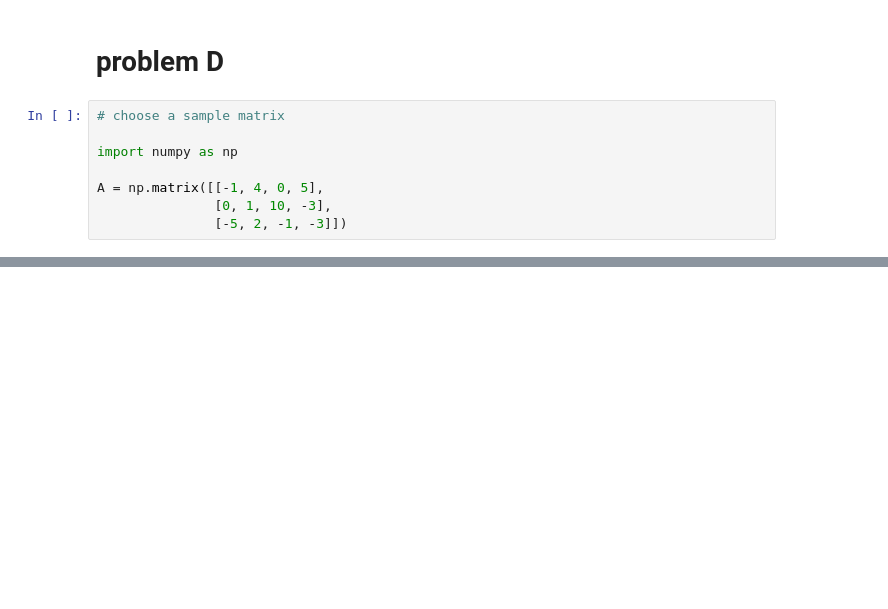
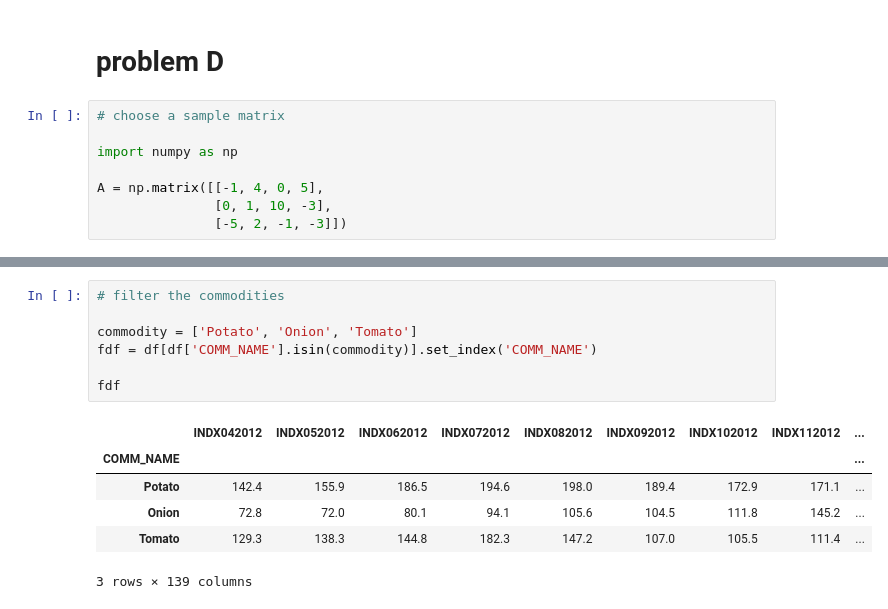
Before and after one commit to kh4rg0sh/amdm-notes, a Jupyter notebook: assignment-1/22114054.ipynb, the cells around one changed output, grey strips where cells are left out. Cells and saved outputs as stored; diff of their text form; blank space fills up the shorter version.

```diff
--- a/assignment-1/22114054.ipynb
+++ b/assignment-1/22114054.ipynb
@@ -245,0 +449,14 @@ print(A)
+# %%
+# filter the commodities
+
+commodity = ['Potato', 'Onion', 'Tomato']
+fdf = df[df['COMM_NAME'].isin(commodity)].set_index('COMM_NAME')
+
+fdf
+# %% [output]
+|  | INDX042012 | INDX052012 | INDX062012 | INDX072012 | INDX082012 | INDX092012 | INDX102012 | INDX112012 | ... |
+| COMM_NAME |  |  |  |  |  |  |  |  | ... |
+| Potato | 142.4 | 155.9 | 186.5 | 194.6 | 198.0 | 189.4 | 172.9 | 171.1 | ... |
+| Onion | 72.8 | 72.0 | 80.1 | 94.1 | 105.6 | 104.5 | 111.8 | 145.2 | ... |
+| Tomato | 129.3 | 138.3 | 144.8 | 182.3 | 147.2 | 107.0 | 105.5 | 111.4 | ... |
+3 rows × 139 columns
```
Also changed, not shown: parts of 33 cells of this notebook, 1 other file.
